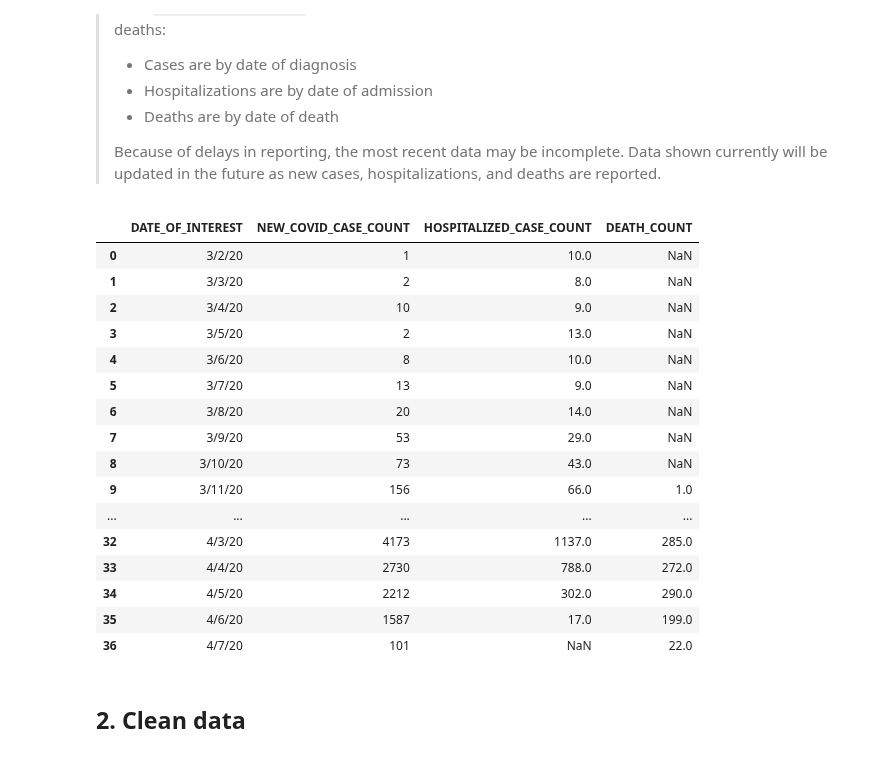
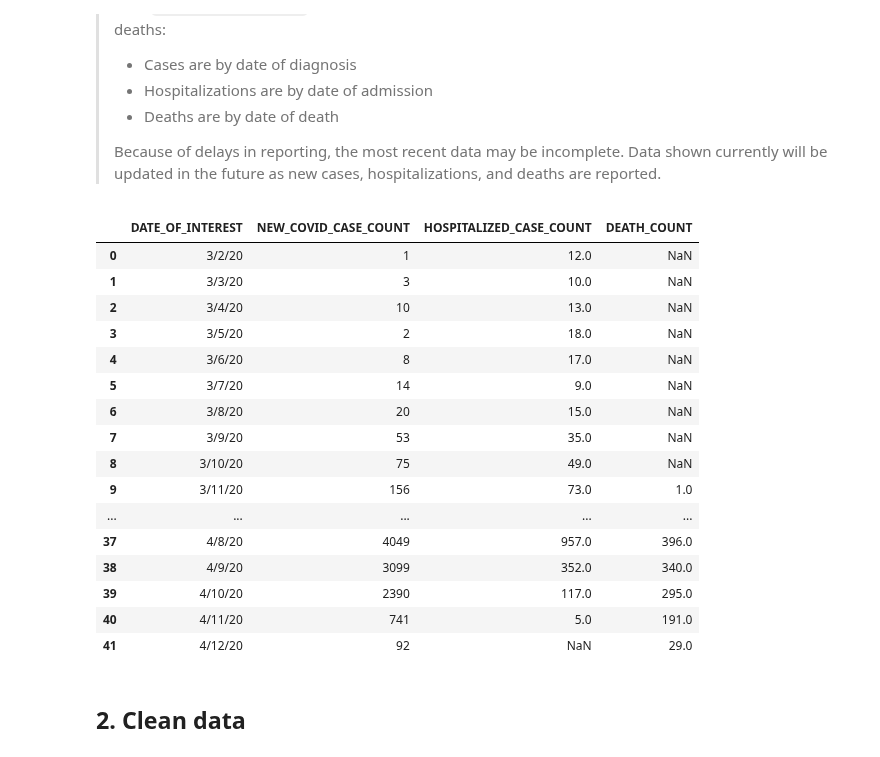
Before and after one commit to carlos-afonso/COVID-19, a Jupyter notebook: notebooks/nyc-covid-19-new-daily-counts.ipynb, the cells around one changed output. Cells and saved outputs as stored; diff of their text form; code cells hidden in the pictures.

```diff
--- a/notebooks/nyc-covid-19-new-daily-counts.ipynb
+++ b/notebooks/nyc-covid-19-new-daily-counts.ipynb
@@ -21,35 +21,35 @@ Data notes from the data source [https://github.com/nychealth/coronavirus-data]:
 >
 > Because of delays in reporting, the most recent data may be incomplete. Data shown currently will be updated in the future as new cases, hospitalizations, and deaths are reported.
 # %%
-update_str = 'as of Apr 7, 2020'
+update_str = 'as of Apr 12, 2020'
 
 #source_str = 'Sources: Data: nyc.gov/coronavirus - Plot: carlos-afonso.github.io/COVID-19'
 #source_str = 'Data: NYC Health: nyc.gov/coronavirus - Plot: carlos-afonso.github.io/COVID-19'
 source_str = 'Data: nyc.gov/coronavirus - Plot: carlos-afonso.github.io/COVID-19'
 
 data_file = '../data/nyc-health-github/case-hosp-death.csv'
 
 df = pd.read_csv(data_file)
 
 df
 # %% [output]
 |  | DATE_OF_INTEREST | NEW_COVID_CASE_COUNT | HOSPITALIZED_CASE_COUNT | DEATH_COUNT |
-| 0 | 3/2/20 | 1 | 10.0 | NaN |
-| 1 | 3/3/20 | 2 | 8.0 | NaN |
-| 2 | 3/4/20 | 10 | 9.0 | NaN |
-| 3 | 3/5/20 | 2 | 13.0 | NaN |
-| 4 | 3/6/20 | 8 | 10.0 | NaN |
-| 5 | 3/7/20 | 13 | 9.0 | NaN |
-| 6 | 3/8/20 | 20 | 14.0 | NaN |
-| 7 | 3/9/20 | 53 | 29.0 | NaN |
-| 8 | 3/10/20 | 73 | 43.0 | NaN |
-| 9 | 3/11/20 | 156 | 66.0 | 1.0 |
+| 0 | 3/2/20 | 1 | 12.0 | NaN |
+| 1 | 3/3/20 | 3 | 10.0 | NaN |
+| 2 | 3/4/20 | 10 | 13.0 | NaN |
+| 3 | 3/5/20 | 2 | 18.0 | NaN |
+| 4 | 3/6/20 | 8 | 17.0 | NaN |
+| 5 | 3/7/20 | 14 | 9.0 | NaN |
+| 6 | 3/8/20 | 20 | 15.0 | NaN |
+| 7 | 3/9/20 | 53 | 35.0 | NaN |
+| 8 | 3/10/20 | 75 | 49.0 | NaN |
+| 9 | 3/11/20 | 156 | 73.0 | 1.0 |
 | ... | ... | ... | ... | ... |
-| 32 | 4/3/20 | 4173 | 1137.0 | 285.0 |
-| 33 | 4/4/20 | 2730 | 788.0 | 272.0 |
-| 34 | 4/5/20 | 2212 | 302.0 | 290.0 |
-| 35 | 4/6/20 | 1587 | 17.0 | 199.0 |
-| 36 | 4/7/20 | 101 | NaN | 22.0 |
+| 37 | 4/8/20 | 4049 | 957.0 | 396.0 |
+| 38 | 4/9/20 | 3099 | 352.0 | 340.0 |
+| 39 | 4/10/20 | 2390 | 117.0 | 295.0 |
+| 40 | 4/11/20 | 741 | 5.0 | 191.0 |
+| 41 | 4/12/20 | 92 | NaN | 29.0 |
 # %% [markdown]
 ## 2. Clean data
 # %% [markdown]
```
Also changed, not shown: parts of 5 cells of this notebook, 3 other files.
